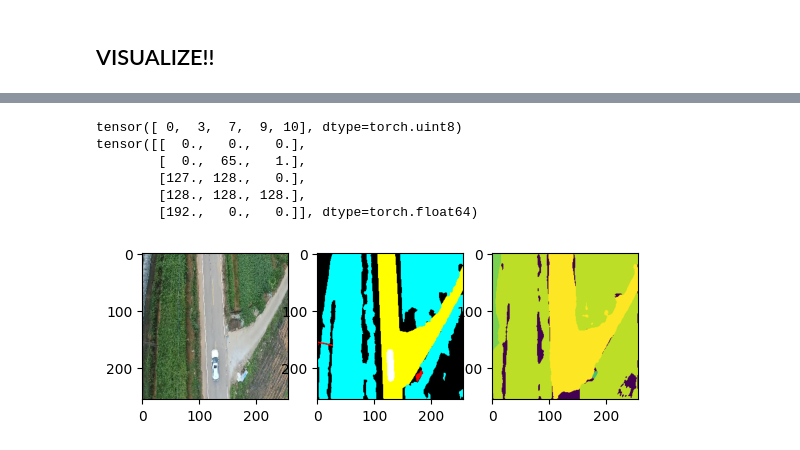
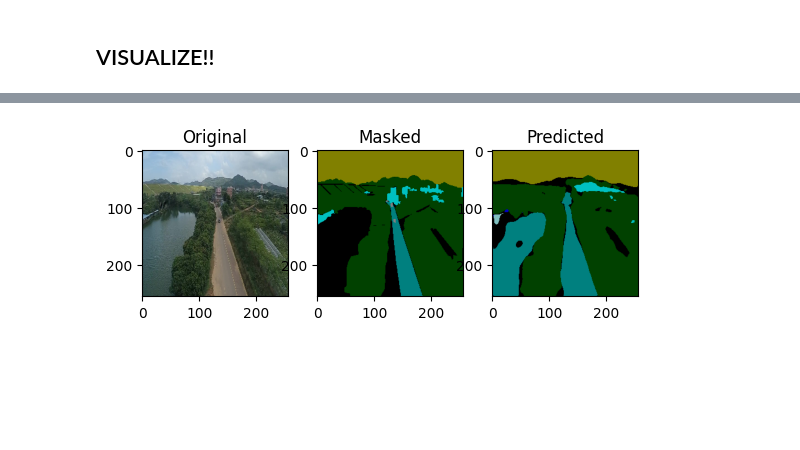
Before and after one commit to Coder0469/Do-an-1, a Jupyter notebook: Week3/B2_basic_pipeline_PASCALVOC_kaggle.ipynb, the cells around one changed output, grey strips where cells are left out. Drawn from its saved outputs; the diff is of its cells as text; code cells hidden in the pictures; blank space fills up the shorter version.

Commit message:
Kaggle Notebook | notebookf3f81b5cc9 | Version 4

```diff
--- a/Week3/B2_basic_pipeline_PASCALVOC_kaggle.ipynb
+++ b/Week3/B2_basic_pipeline_PASCALVOC_kaggle.ipynb
@@ -419,6 +416,5 @@ for ep in range(1, 1+n_eps):
     print("EP {}, train loss = {}, accuracy = {}, IoU = {}, dice = {}".format(
         ep, train_loss_meter.avg, acc_meter.avg, iou_meter.avg, dice_meter.avg
     ))
-    if ep % 5:
-        torch.save(model.state_dict(), "/content/drive/MyDrive/aeroscapes/modelUNet.pth")
+    torch.save(model.state_dict(), "/kaggle/working/modelUNet.pth")
 # %% [output]
@@ -456,35 +448,56 @@ color_map = {
     ,10: [127, 128, 0] # Road
     ,11: [0, 128, 129] # Sky
 }
+legend = {
+    0: "Background",
+    1: "Person",
+    2: "Bike",
+    3: "Car",
+    4: "Drone",
+    5: "Boat",
+    6: "Animal",
+    7: "Obstacles",
+    8: "Construction",
+    9: "Vegetation",
+    10: "Road",
+    11: "Sky"
+}
 # %%
-
 import random
 id = random.randint(0,test_dataset.__len__())
 with torch.no_grad():
     model.eval()
-    x, y = test_dataset.__getitem__(1)
-    print(torch.unique(y.reshape(1,-1)))
+    x, y = test_dataset.__getitem__(id)
+    labels = torch.unique(y.reshape(1,-1))
+
+
+    print("Masked image contains:")
+    for i in labels:
+        print(legend[i.item()])
+
+
+
     y_predict = model(x.unsqueeze(0).to(device)).argmax(dim=1).squeeze().cpu().numpy()
-    color_mask = np.zeros((*y_predict.shape, 3))
+    predicted_labels = torch.unique(torch.from_numpy(y_predict.reshape(1,-1)))
+    print("\nPredicted masked image contains:")
+    for i in predicted_labels:
+        print(legend[i.item()])
+
+    color_mask = np.zeros((*y_predict.shape, 3),dtype = np.uint8)
+    predicted_mask = np.zeros((*y_predict.shape, 3),dtype = np.uint8)
+    y = y.cpu().numpy()
 
     for i, color in color_map.items():
         color_mask[y==i] = color
-    color_mask = color_mask[::-1]
-    # color_mask_predict = np.zeros((*y_predict.shape, 3))
-    # for i, color in enumerate(color_map):
-    #     color_mask_predict[y_predict==i] = np.array(color)
-    # color_mask = np.zeros((*y_predict.shape, 3))
-    # for i, color in enumerate(color_map):
-    #     color_mask[y==i] = np.array(color)
-    # plt.subplot(1,3,1)
-    # plt.imshow(unorm(x).permute(1, 2, 0))
-    # plt.subplot(1,3,2)
-    # plt.imshow(color_mask)
-    # plt.subplot(1,3,3)
-    # plt.imshow(color_mask_predict)
-    # plt.show()
-    plt.subplot(131);plt.imshow(unorm(x).permute(1, 2, 0))
-    plt.subplot(132);plt.imshow(color_mask)
-    plt.subplot(133);plt.imshow(y_predict)
-    print(torch.unique(torch.from_numpy(color_mask.reshape(-1,3)),dim = 0))
+    color_mask = cv2.cvtColor(color_mask,cv2.COLOR_BGR2RGB)
+
+    for i, color in color_map.items():
+        predicted_mask[y_predict==i] = color
+    predicted_mask = cv2.cvtColor(predicted_mask,cv2.COLOR_BGR2RGB)
+
+    plt.subplot(131);plt.imshow(unorm(x).permute(1, 2, 0));plt.title("Original")
+    plt.subplot(132);plt.imshow(color_mask);plt.title("Masked")
+    plt.subplot(133);plt.imshow(predicted_mask);plt.title("Predicted")
+
+    plt.show()
 # %% [output]
@@ -492,7 +520 @@ WARNING:matplotlib.image:Clipping input data to the valid range for imshow with
-tensor([ 0,  3,  7,  9, 10], dtype=torch.uint8)
-tensor([[  0.,   0.,   0.],
-        [  0.,  65.,   1.],
-        [127., 128.,   0.],
-        [128., 128., 128.],
-        [192.,   0.,   0.]], dtype=torch.float64)
-[figure, old version]
+[figure, new version]
```
Also changed, not shown: parts of 11 cells of this notebook.
